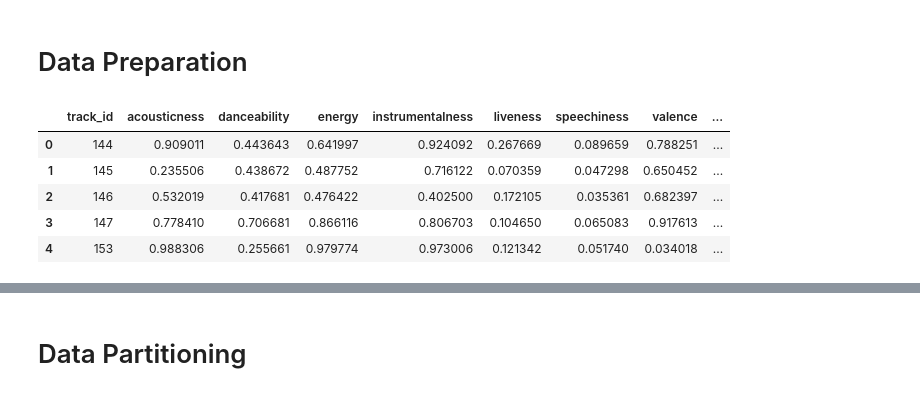
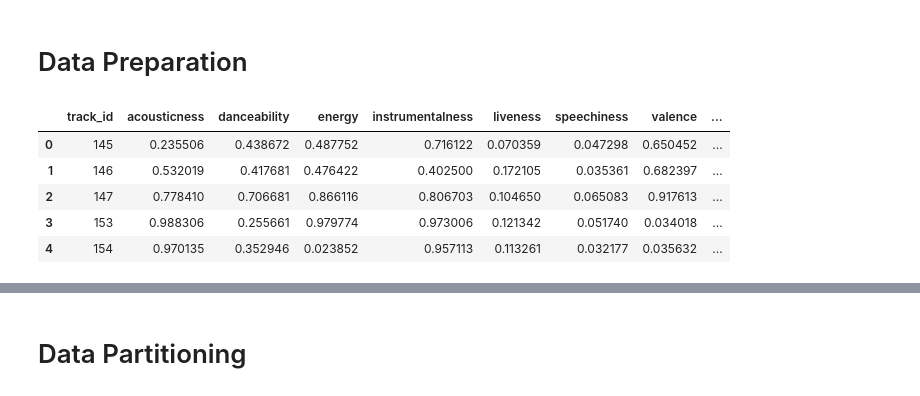
Before and after one commit to gaetanoantonicchio/DataMining-2, a Jupyter notebook: src/Module 2/Rule-Based/binary-rulebased_echo.ipynb, the cells around one changed output, grey strips where cells are left out. Cells and saved outputs as stored; diff of their text form; code cells hidden in the pictures.

```diff
--- a/src/Module 2/Rule-Based/binary-rulebased_echo.ipynb
+++ b/src/Module 2/Rule-Based/binary-rulebased_echo.ipynb
@@ -15,12 +15,12 @@ from collections import defaultdict
 # %% [markdown]
 # Data Preparation
 # %%
-df = pd.read_csv('/Users/samuele/University/2.DM2/fma_metadata/echo_no_outlier.csv')
+df = pd.read_csv('/Users/samuele/University/2.DM2/fma_metadata/echo_outlierfree.csv')
 df.head()
 # %% [output]
 |  | track_id | acousticness | danceability | energy | instrumentalness | liveness | speechiness | valence | ... |
-| 0 | 144 | 0.909011 | 0.443643 | 0.641997 | 0.924092 | 0.267669 | 0.089659 | 0.788251 | ... |
-| 1 | 145 | 0.235506 | 0.438672 | 0.487752 | 0.716122 | 0.070359 | 0.047298 | 0.650452 | ... |
-| 2 | 146 | 0.532019 | 0.417681 | 0.476422 | 0.402500 | 0.172105 | 0.035361 | 0.682397 | ... |
-| 3 | 147 | 0.778410 | 0.706681 | 0.866116 | 0.806703 | 0.104650 | 0.065083 | 0.917613 | ... |
-| 4 | 153 | 0.988306 | 0.255661 | 0.979774 | 0.973006 | 0.121342 | 0.051740 | 0.034018 | ... |
+| 0 | 145 | 0.235506 | 0.438672 | 0.487752 | 0.716122 | 0.070359 | 0.047298 | 0.650452 | ... |
+| 1 | 146 | 0.532019 | 0.417681 | 0.476422 | 0.402500 | 0.172105 | 0.035361 | 0.682397 | ... |
+| 2 | 147 | 0.778410 | 0.706681 | 0.866116 | 0.806703 | 0.104650 | 0.065083 | 0.917613 | ... |
+| 3 | 153 | 0.988306 | 0.255661 | 0.979774 | 0.973006 | 0.121342 | 0.051740 | 0.034018 | ... |
+| 4 | 154 | 0.970135 | 0.352946 | 0.023852 | 0.957113 | 0.113261 | 0.032177 | 0.035632 | ... |
```
Also changed, not shown: parts of 11 cells of this notebook.
